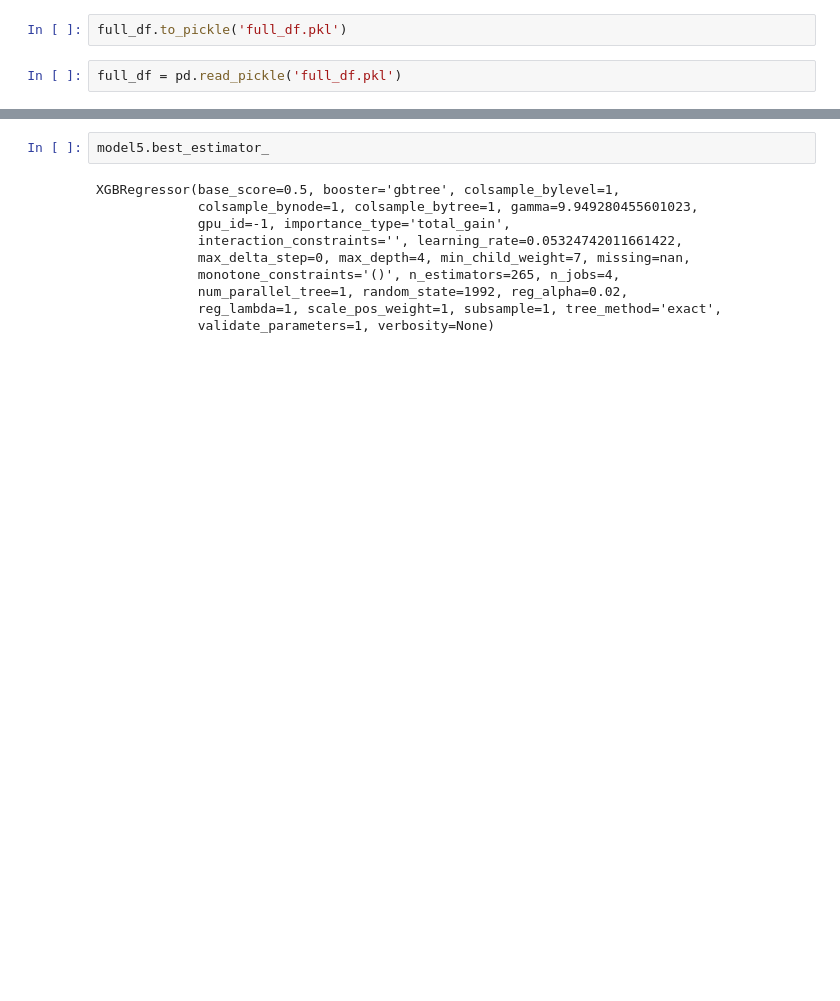
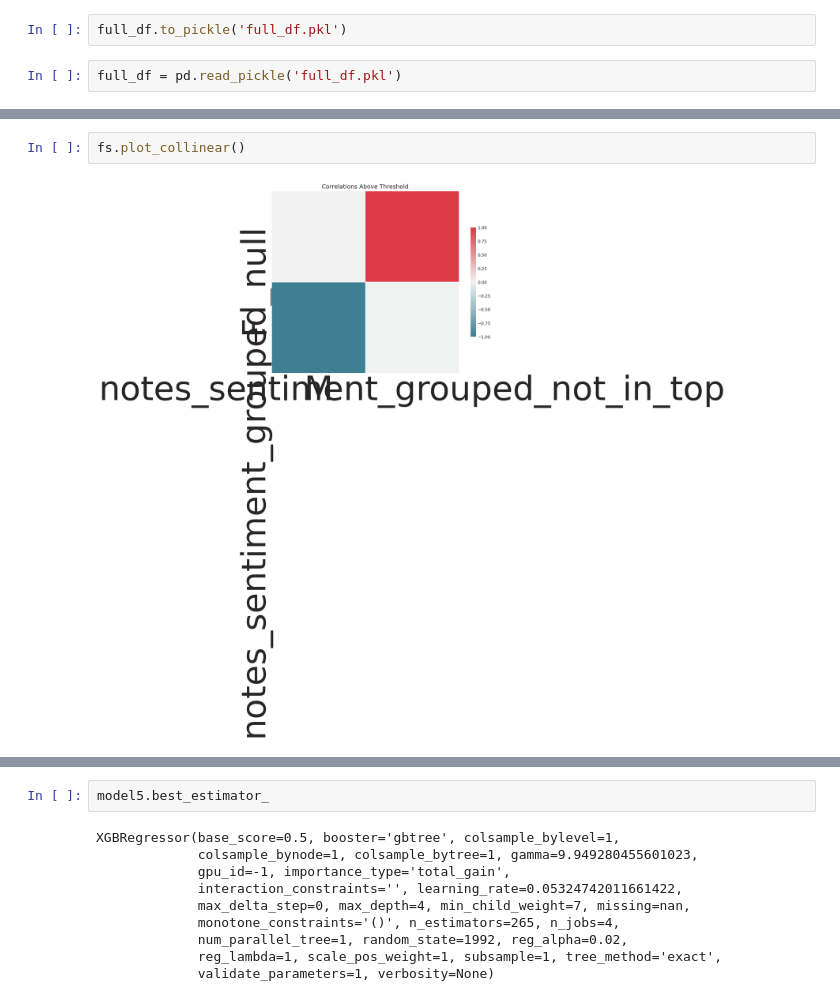
Before and after one commit to megantoronto/bd4h_project, a Jupyter notebook: Tana_Files/Python3.ipynb, the cells around one changed output, grey strips where cells are left out. Saved outputs shown, nothing was run; the diff lists cells and outputs as text; blank space fills up the shorter version.

```diff
--- a/Tana_Files/Python3.ipynb
+++ b/Tana_Files/Python3.ipynb
@@ -534,0 +378,4 @@ train_features.shape
+# %%
+fs.plot_collinear()
+# %% [output]
+[figure, added]
```
Also changed, not shown: parts of 116 cells of this notebook, 4 other files.
